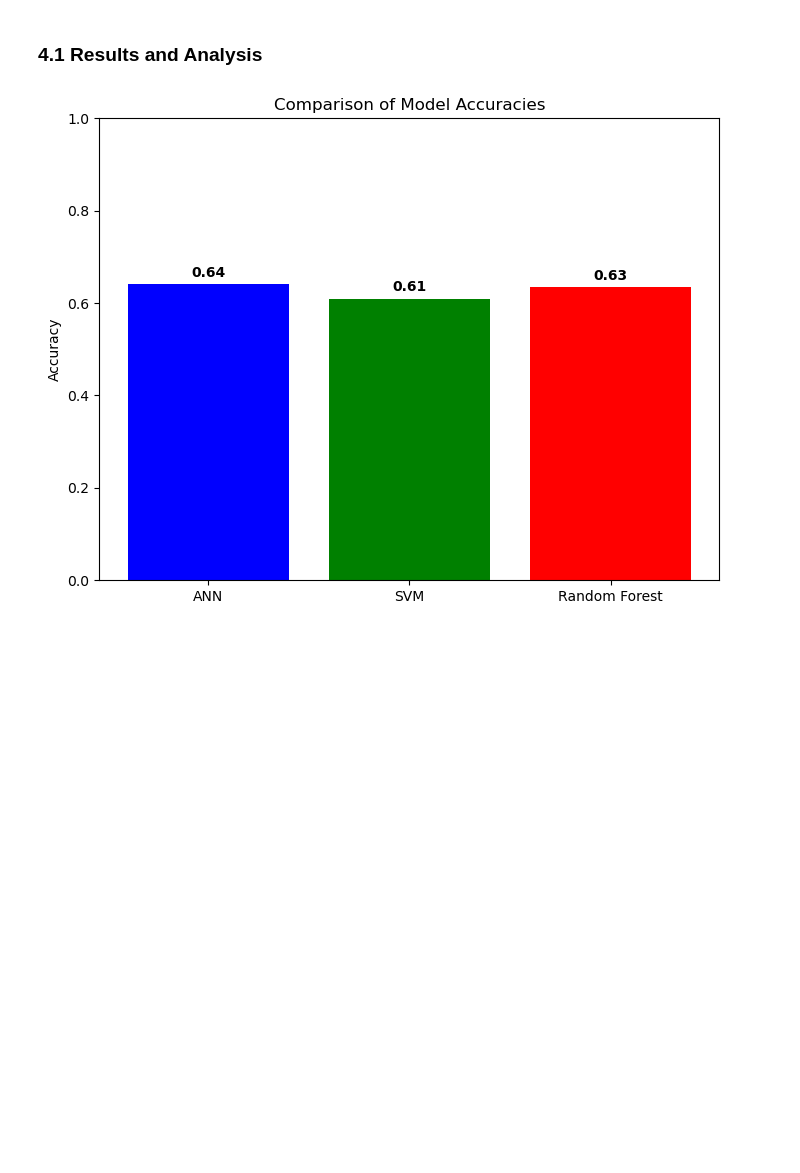
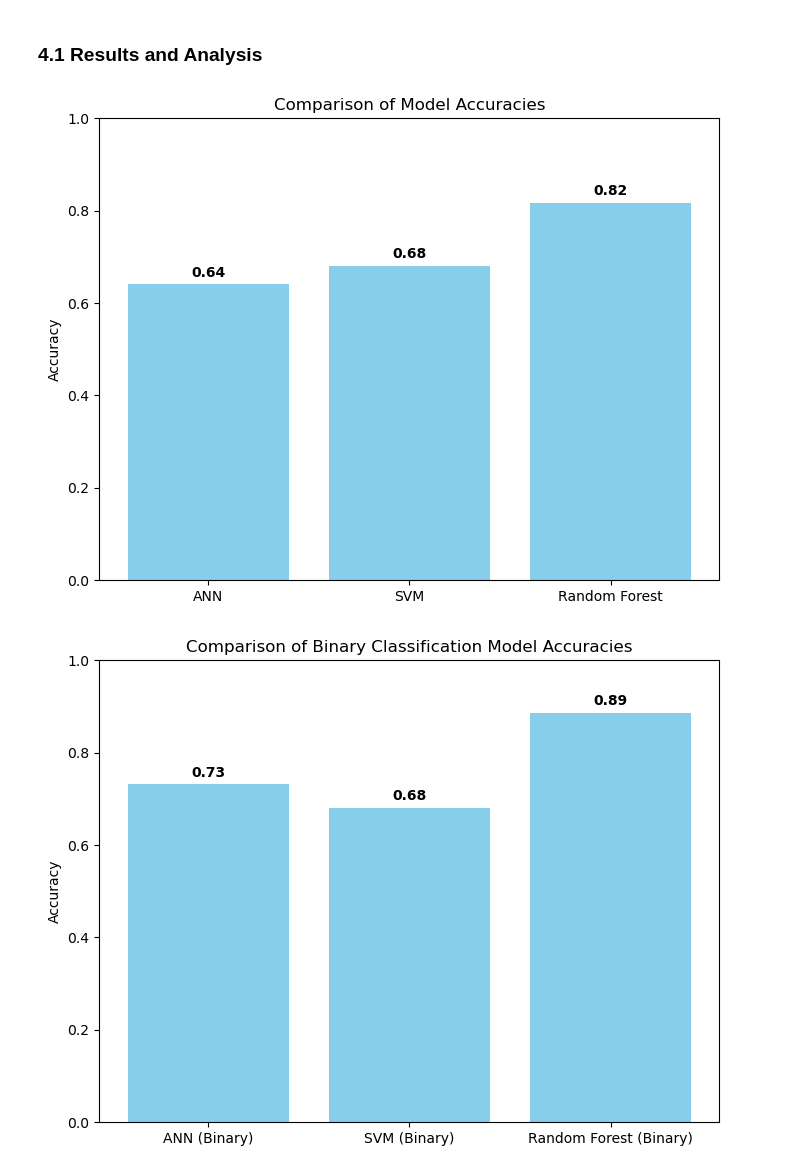
Before and after one commit to sherlockzhang18/ese417_machine_learning_intro, a Jupyter notebook: src/final_project/fall2024/main.ipynb, the cells around one changed output. Cells and saved outputs as stored; diff of their text form; code cells hidden in the pictures; blank space fills up the shorter version.

```diff
--- a/src/final_project/fall2024/main.ipynb
+++ b/src/final_project/fall2024/main.ipynb
@@ -524,6 +507,8 @@ print(classification_report(y_test, y_pred_unbalanced))
 print("\nSummary of Results (Binary Classification):")
 print(f"Accuracy (Balanced Binary Dataset): {accuracy_score(y_test_balanced, y_pred_balanced):.2f}")
 print(f"Accuracy (Unbalanced Binary Dataset): {accuracy_score(y_test, y_pred_unbalanced):.2f}")
+
+ann_best_binary = max(accuracy_score(y_test_balanced, y_pred_balanced), accuracy_score(y_test, y_pred_unbalanced))
 # %% [output]
 Best Hyperparameters (Balanced Binary): {'activation': 'tanh', 'alpha': 0.0001, 'hidden_layer_sizes': (50, 50), 'learning_rate': 'constant', 'solver': 'adam'}
 
@@ -824,6 +814,13 @@ print(f"Standardized Model: {accuracy_score(y_test, y_pred_std):.2f}")
 print(f"PCA Model: {accuracy_score(y_test, y_pred_pca):.2f}")
 print(f"GridSearch Optimized Model: {accuracy_score(y_test, y_pred_best):.2f}")
 print(f"Balanced Dataset Model: {accuracy_score(y_test_balanced, y_pred_balanced):.2f}")
+
+svm_best_binary = max(accuracy_score(y_test, y_pred_base),
+                      accuracy_score(y_test, y_pred_scaled),
+                      accuracy_score(y_test, y_pred_std),
+                      accuracy_score(y_test, y_pred_pca),
+                      accuracy_score(y_test, y_pred_best),
+                      accuracy_score(y_test_balanced, y_pred_balanced))
 # %% [output]
 Base Model Accuracy: 0.509375
 Normalized Model Accuracy: 0.596875
@@ -1016,7 +1013,12 @@ plot_param_performance('min_samples_split', param_grid['min_samples_split'])
 plot_param_performance('min_samples_leaf', param_grid['min_samples_leaf'])
 
 
-rf_best = accuracy_score(y_test, y_pred_best)
+rf_best = max(accuracy_score(y_test, y_pred_base),
+              accuracy_score(y_test, y_pred_scaled),
+              accuracy_score(y_test, y_pred_std),
+              accuracy_score(y_test, y_pred_pca),
+              accuracy_score(y_test, y_pred_best),
+              accuracy_score(y_test_balanced, y_pred_balanced))
 # %% [output]
 Base Model Accuracy (Raw Data): 0.659375
 Normalized Model Accuracy: 0.659375
@@ -1189,6 +1191,13 @@ plot_param_performance('min_samples_split', param_grid['min_samples_split'])
 
 # Plot for min_samples_leaf
 plot_param_performance('min_samples_leaf', param_grid['min_samples_leaf'])
+
+rf_best_binary = max(accuracy_score(y_test, y_pred_base),
+                     accuracy_score(y_test, y_pred_scaled),
+                     accuracy_score(y_test, y_pred_std),
+                     accuracy_score(y_test, y_pred_pca),
+                     accuracy_score(y_test, y_pred_best),
+                     accuracy_score(y_test_balanced, y_pred_balanced))
 # %% [output]
 Binary Classification Base Model Accuracy: 0.790625
 Normalized Binary Model Accuracy: 0.79375
@@ -1214,19 +1223,38 @@ Balanced Model: 0.89
 # %%
 models = ['ANN', 'SVM', 'Random Forest']
 accuracies = [ann_best, svm_best, rf_best]
 
 plt.figure(figsize=(8, 6))
-bars = plt.bar(models, accuracies, color=['blue', 'green', 'red'])
+bars = plt.bar(models, accuracies, color='skyblue')
 plt.title('Comparison of Model Accuracies')
 plt.ylabel('Accuracy')
 plt.ylim(0, 1)
 
 # Add data labels on top of each bar
 for bar in bars:
     height = bar.get_height()
     plt.text(bar.get_x() + bar.get_width()/2.0, height + 0.01,
              f'{height:.2f}', ha='center', va='bottom', fontweight='bold')
 
 plt.show()
+
+# Second graph for binary classification accuracies
+models_binary = ['ANN (Binary)', 'SVM (Binary)', 'Random Forest (Binary)']
+accuracies_binary = [ann_best_binary, svm_best_binary, rf_best_binary]
+
+plt.figure(figsize=(8, 6))
+bars_binary = plt.bar(models_binary, accuracies_binary, color='skyblue')
+plt.title('Comparison of Binary Classification Model Accuracies')
+plt.ylabel('Accuracy')
+plt.ylim(0, 1)
+
+# Add data labels on top of each bar for binary classification
+for bar in bars_binary:
+    height = bar.get_height()
+    plt.text(bar.get_x() + bar.get_width()/2.0, height + 0.01,
+             f'{height:.2f}', ha='center', va='bottom', fontweight='bold')
+
+plt.show()
 # %% [output]
-[figure, old version]
+[figure, new version]
+[figure, added]
```
Also changed, not shown: parts of 3 cells of this notebook.
